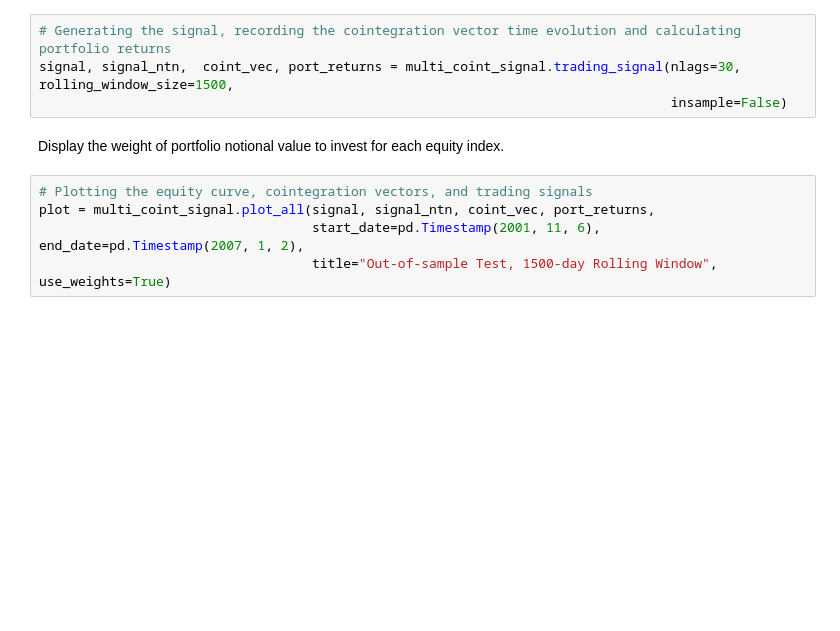
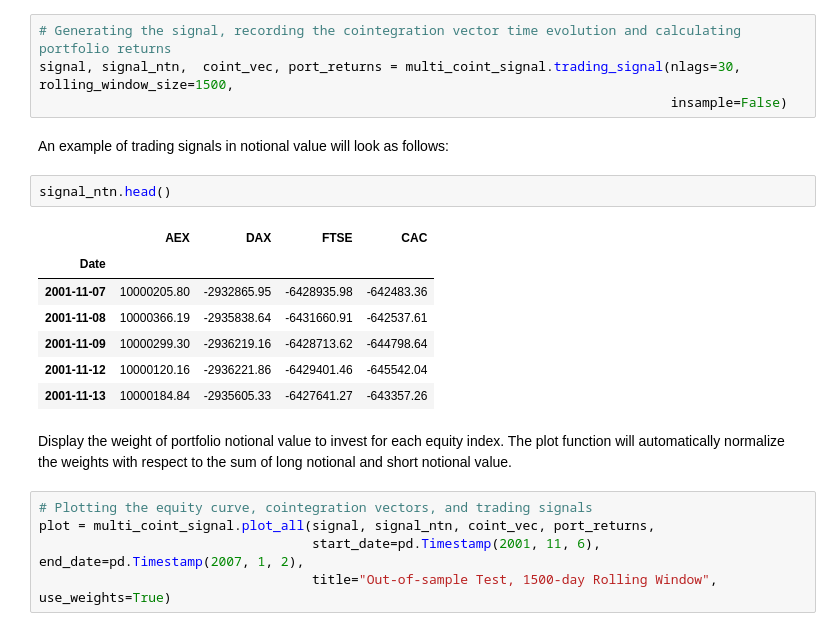
Before and after one commit to hudson-and-thames/arbitrage_research, a Jupyter notebook: Cointegration Approach/multivariate_cointegration.ipynb, the cells around one changed output. Saved outputs shown, nothing was run; the diff lists cells and outputs as text; blank space fills up the shorter version.

```diff
--- a/Cointegration Approach/multivariate_cointegration.ipynb
+++ b/Cointegration Approach/multivariate_cointegration.ipynb
@@ -218,8 +218,20 @@ multi_coint_signal.summary(port_returns)
 # Generating the signal, recording the cointegration vector time evolution and calculating portfolio returns
 signal, signal_ntn,  coint_vec, port_returns = multi_coint_signal.trading_signal(nlags=30, rolling_window_size=1500,
                                                                                  insample=False)
+# %% [markdown]
+An example of trading signals in notional value will look as follows:
+# %%
+signal_ntn.head()
+# %% [output]
+|  | AEX | DAX | FTSE | CAC |
+| Date |  |  |  |  |
+| 2001-11-07 | 10000205.80 | -2932865.95 | -6428935.98 | -642483.36 |
+| 2001-11-08 | 10000366.19 | -2935838.64 | -6431660.91 | -642537.61 |
+| 2001-11-09 | 10000299.30 | -2936219.16 | -6428713.62 | -644798.64 |
+| 2001-11-12 | 10000120.16 | -2936221.86 | -6429401.46 | -645542.04 |
+| 2001-11-13 | 10000184.84 | -2935605.33 | -6427641.27 | -643357.26 |
 # %% [markdown]
-Display the weight of portfolio notional value to invest for each equity index.
+Display the weight of portfolio notional value to invest for each equity index. The plot function will automatically normalize the weights with respect to the sum of long notional and short notional value.
 # %%
 # Plotting the equity curve, cointegration vectors, and trading signals
 plot = multi_coint_signal.plot_all(signal, signal_ntn, coint_vec, port_returns,
```
Also changed, not shown: parts of 1 cell of this notebook.
